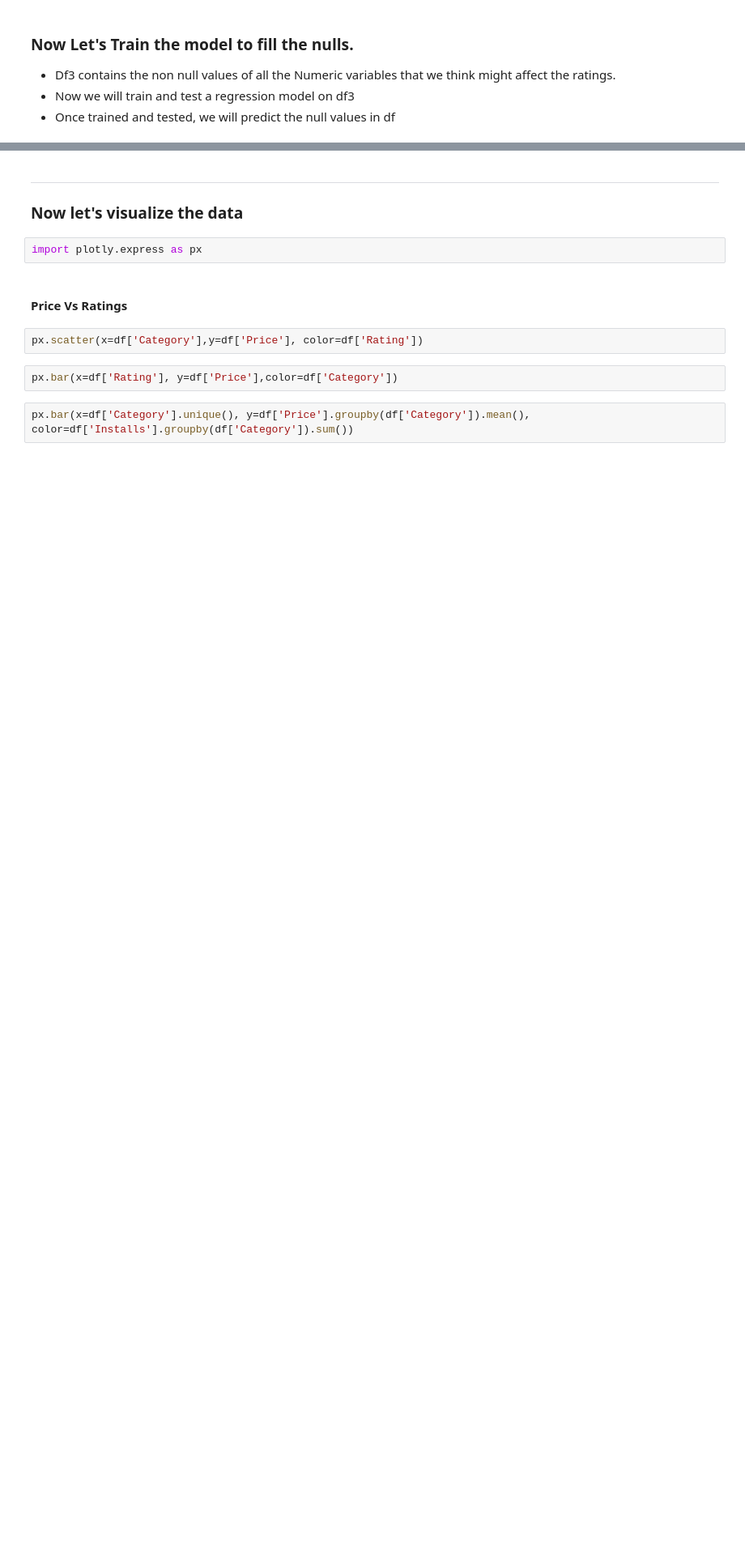
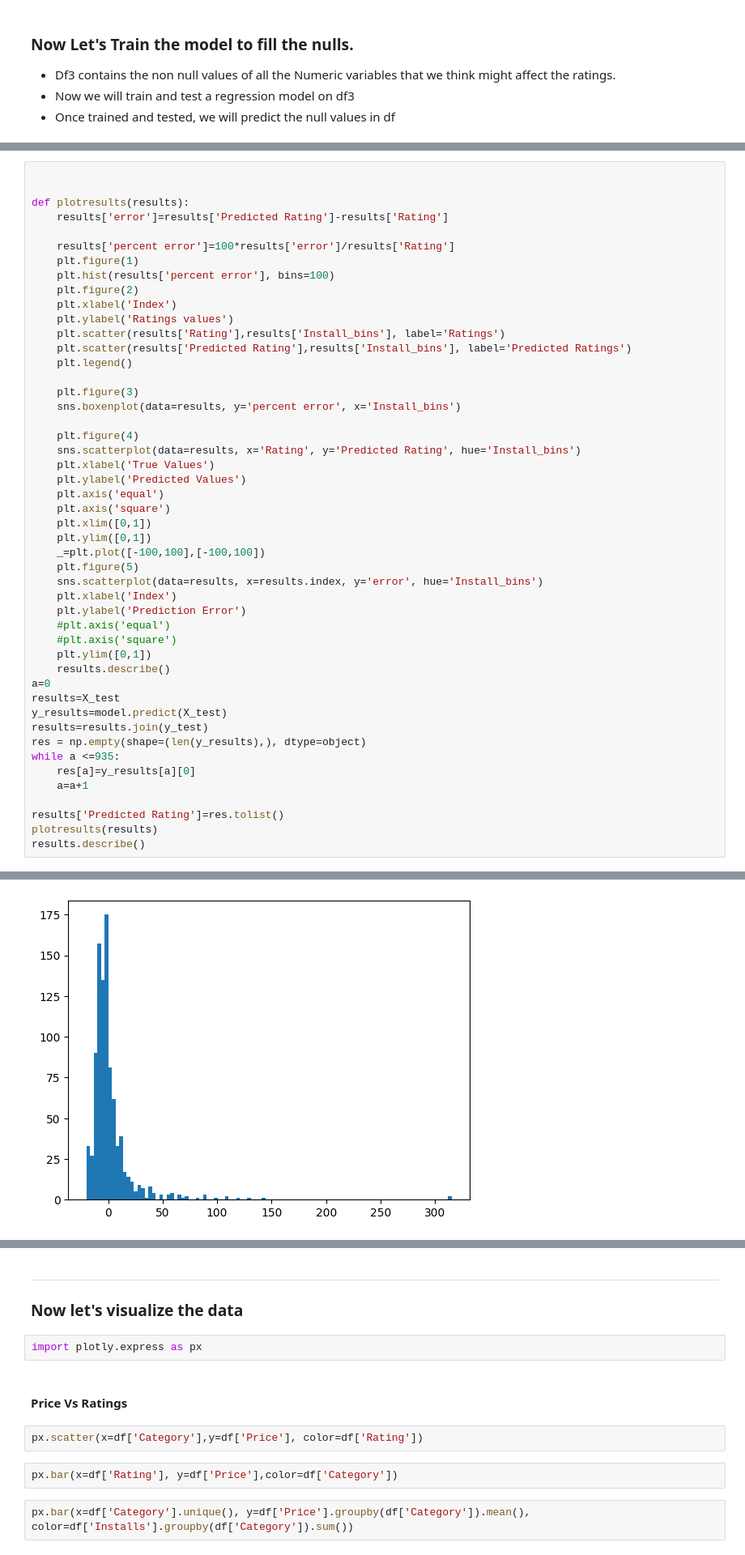
Before and after one commit to snajeebz/GoogleAppStoreDA, a Jupyter notebook: notebook1a804bb997.ipynb, the cells around one changed output, grey strips where cells are left out. Shown at 81% size. Saved outputs shown, nothing was run; the diff lists cells and outputs as text; blank space fills up the shorter version.

```diff
--- a/notebook1a804bb997.ipynb
+++ b/notebook1a804bb997.ipynb
@@ -390,0 +539,49 @@ model.score(X_test,y_test)
+# %%
+
+
+def plotresults(results):
+    results['error']=results['Predicted Rating']-results['Rating']
+
+    results['percent error']=100*results['error']/results['Rating']
+    plt.figure(1)
+    plt.hist(results['percent error'], bins=100)
+    plt.figure(2)
+    plt.xlabel('Index')
+    plt.ylabel('Ratings values')
+    plt.scatter(results['Rating'],results['Install_bins'], label='Ratings')
+    plt.scatter(results['Predicted Rating'],results['Install_bins'], label='Predicted Ratings')
+    plt.legend()
+
+    plt.figure(3)
+    sns.boxenplot(data=results, y='percent error', x='Install_bins')
+
+    plt.figure(4)
+    sns.scatterplot(data=results, x='Rating', y='Predicted Rating', hue='Install_bins')
+    plt.xlabel('True Values')
+    plt.ylabel('Predicted Values')
+    plt.axis('equal')
+    plt.axis('square')
+    plt.xlim([0,1])
+    plt.ylim([0,1])
+    _=plt.plot([-100,100],[-100,100])
+    plt.figure(5)
+    sns.scatterplot(data=results, x=results.index, y='error', hue='Install_bins')
+    plt.xlabel('Index')
+    plt.ylabel('Prediction Error')
+    #plt.axis('equal')
+    #plt.axis('square')
+    plt.ylim([0,1])
+    results.describe()
+a=0
+results=X_test
+y_results=model.predict(X_test)
+results=results.join(y_test)
+res = np.empty(shape=(len(y_results),), dtype=object)
+while a <=935:
+    res[a]=y_results[a][0]
+    a=a+1
+
+results['Predicted Rating']=res.tolist()
+plotresults(results)
+results.describe()
+# %% [output]
@@ -390,0 +598 @@ model.score(X_test,y_test)
+[figure, added]
```
Also changed, not shown: parts of 27 cells of this notebook.
